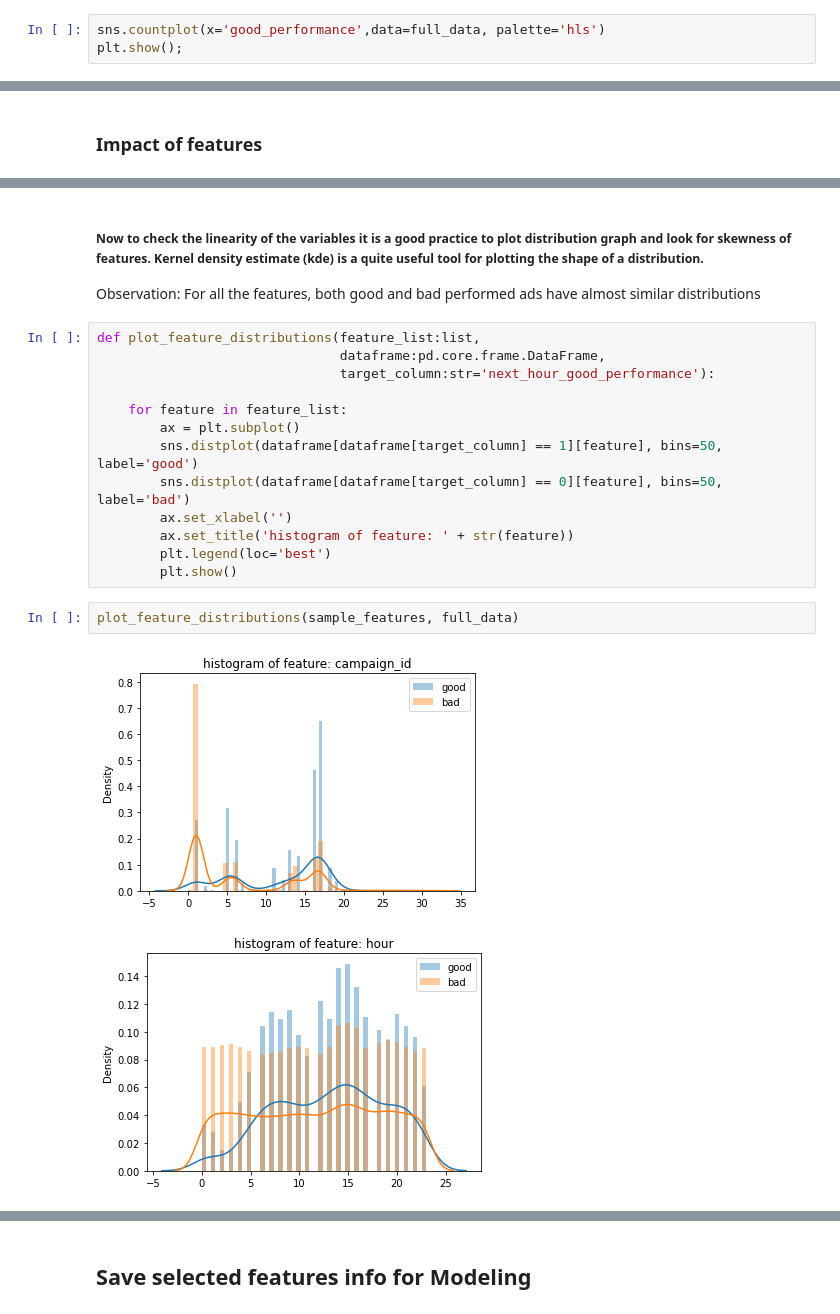
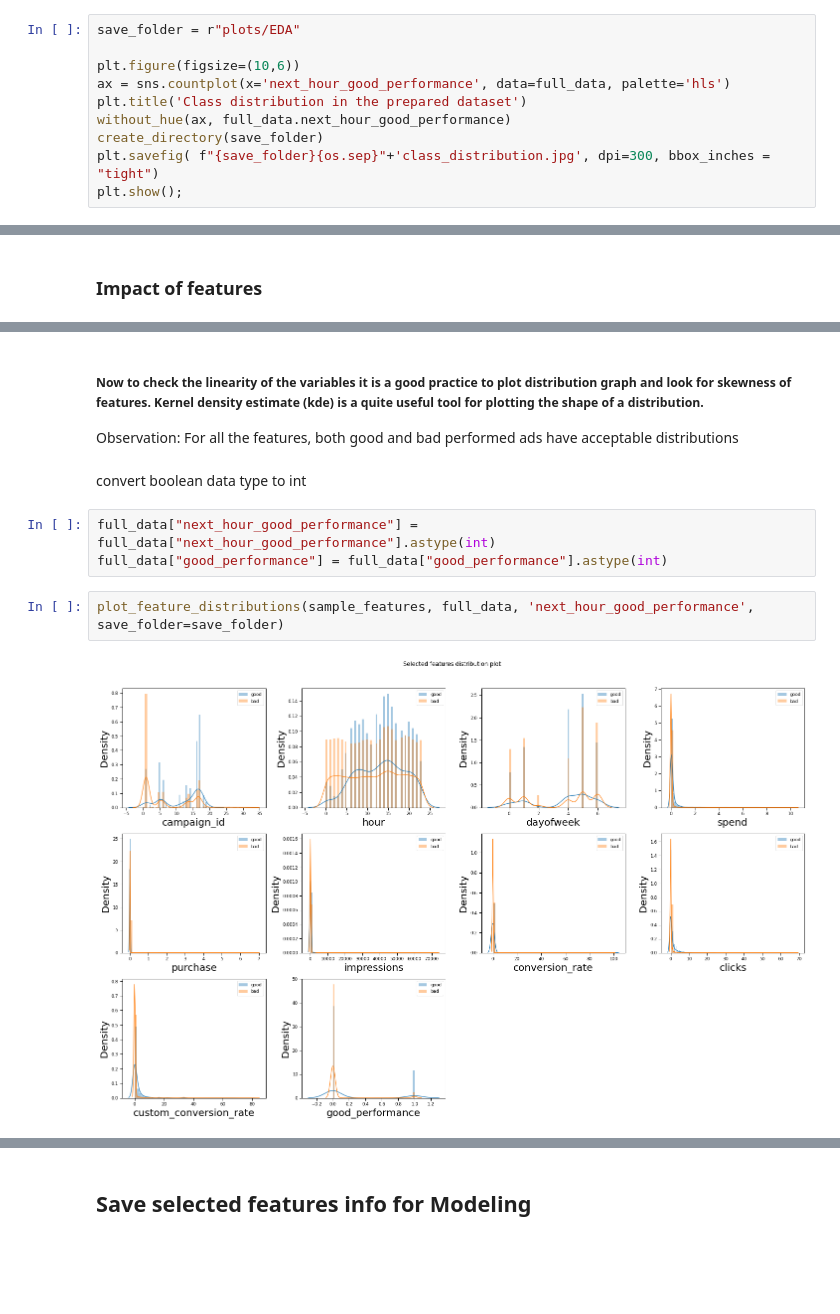
Before and after one commit to rashikcs/Case-Study-Campaign-Optimization, a Jupyter notebook: EDA.ipynb, the cells around one changed output, grey strips where cells are left out. Drawn from its saved outputs; the diff is of its cells as text; blank space fills up the shorter version.

```diff
--- a/EDA.ipynb
+++ b/EDA.ipynb
@@ -67,4 +70,11 @@ plt.show();
 # %%
-sns.countplot(x='good_performance',data=full_data, palette='hls')
+save_folder = r"plots/EDA"
+
+plt.figure(figsize=(10,6))
+ax = sns.countplot(x='next_hour_good_performance', data=full_data, palette='hls')
+plt.title('Class distribution in the prepared dataset')
+without_hue(ax, full_data.next_hour_good_performance)
+create_directory(save_folder)
+plt.savefig( f"{save_folder}{os.sep}"+'class_distribution.jpg', dpi=300, bbox_inches = "tight")
 plt.show();
 # %% [output]
@@ -221,22 +228,13 @@ memory usage: 3.9+ MB
 # %% [markdown]
 ##### Now to check the linearity of the variables it is a good practice to plot distribution graph and look for skewness of features. Kernel density estimate (kde) is a quite useful tool for plotting the shape of a distribution.
 Observation:
-For all the features, both good and bad performed ads have almost similar distributions
+For all the features, both good and bad performed ads have acceptable distributions
-# %%
-def plot_feature_distributions(feature_list:list,
-                               dataframe:pd.core.frame.DataFrame,
-                               target_column:str='next_hour_good_performance'):
-
-    for feature in feature_list:
-        ax = plt.subplot()
-        sns.distplot(dataframe[dataframe[target_column] == 1][feature], bins=50, label='good')
-        sns.distplot(dataframe[dataframe[target_column] == 0][feature], bins=50, label='bad')
-        ax.set_xlabel('')
-        ax.set_title('histogram of feature: ' + str(feature))
-        plt.legend(loc='best')
-        plt.show()
+# %% [markdown]
+convert boolean data type to int
+# %%
+full_data["next_hour_good_performance"] = full_data["next_hour_good_performance"].astype(int)
+full_data["good_performance"] = full_data["good_performance"].astype(int)
 # %%
-plot_feature_distributions(sample_features, full_data)
+plot_feature_distributions(sample_features, full_data, 'next_hour_good_performance', save_folder=save_folder)
 # %% [output]
-[figure, old version]
+[figure, new version]
-[figure, removed]
```
Also changed, not shown: parts of 51 cells of this notebook, 33 other files.
